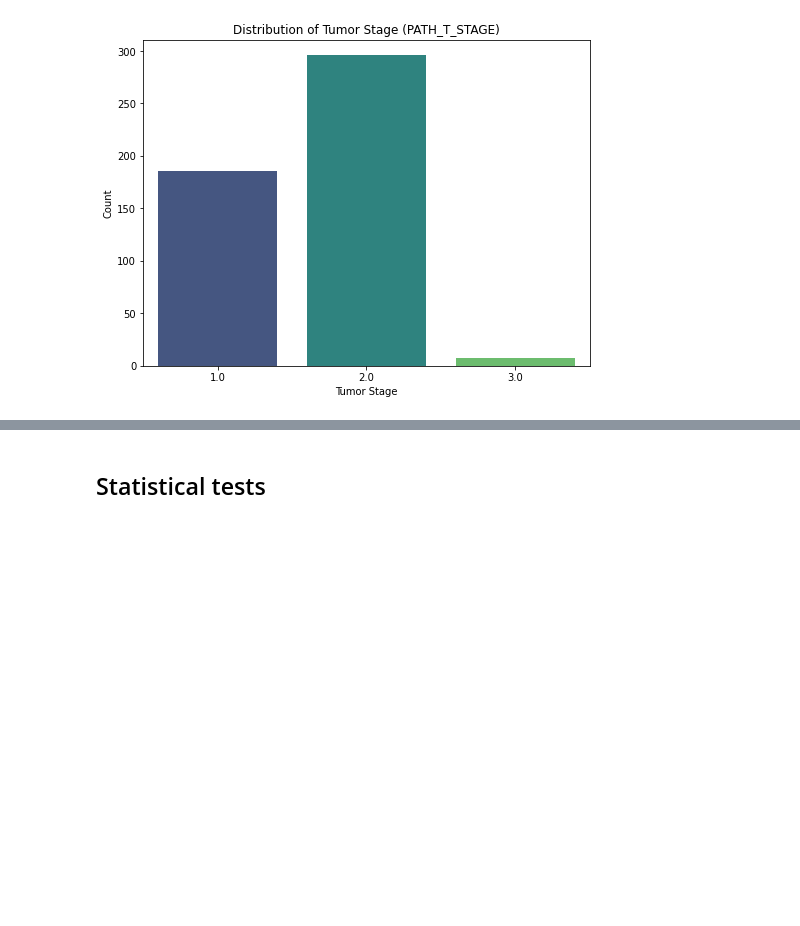
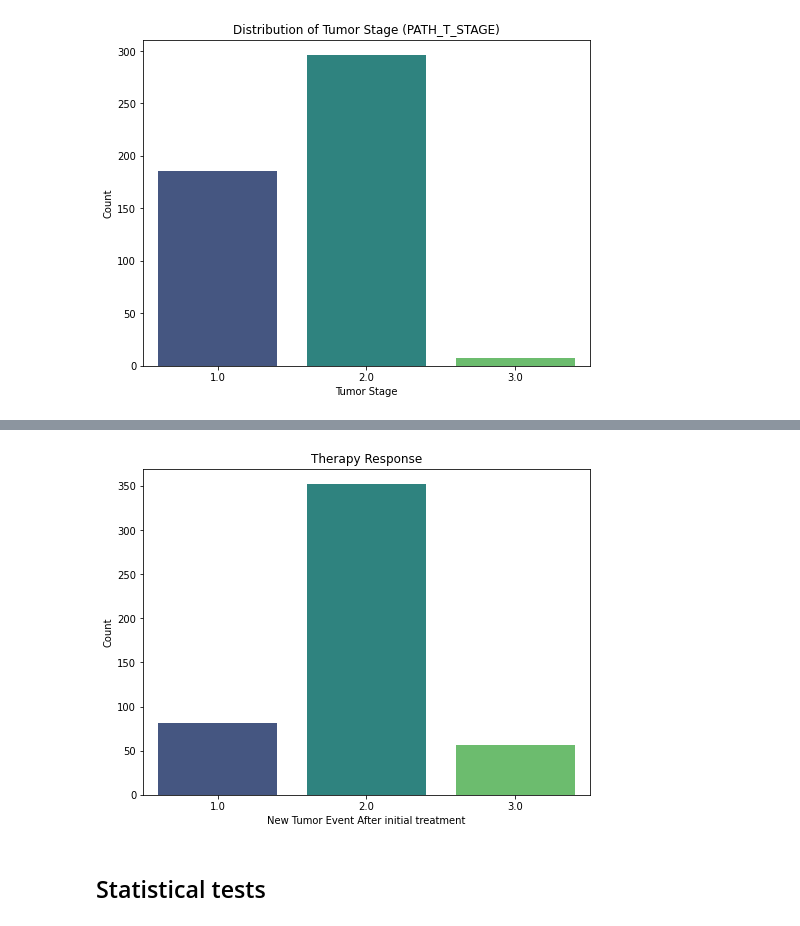
Before and after one commit to yamlakyam/Multifactor-Analysis-of-Prostate-Cancer-Outcome, a Jupyter notebook: Analysis.ipynb, the cells around one changed output, grey strips where cells are left out. Saved outputs shown, nothing was run; the diff lists cells and outputs as text; code cells hidden in the pictures; blank space fills up the shorter version.

```diff
--- a/Analysis.ipynb
+++ b/Analysis.ipynb
@@ -388,3 +398,14 @@ plt.show()
+# %%
+
+# Bar plot for progression (categorical variable)
+plt.figure(figsize=(8, 6))
+sns.countplot(x='NEW_TUMOR_EVENT_AFTER_INITIAL_TREATMENT', data=data_filtered, palette='viridis')
+plt.title('Therapy Response')
+plt.xlabel('New Tumor Event After initial treatment')
+plt.ylabel('Count')
+plt.show()
+# %% [output]
+[figure, added]
 # %% [markdown]
 ## Statistical tests
 # %%
```
Also changed, not shown: parts of 35 cells of this notebook.
